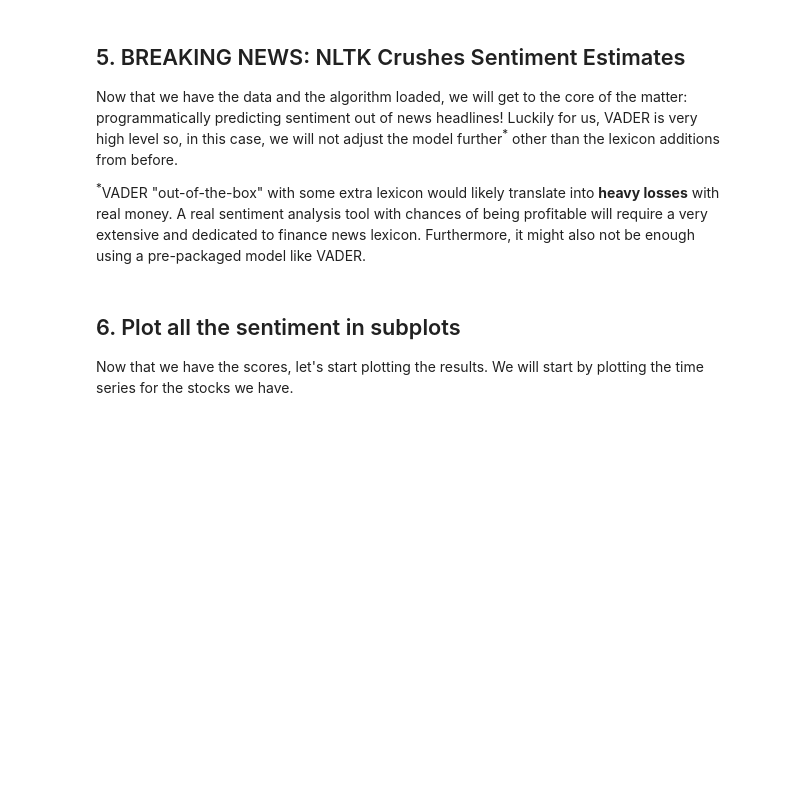
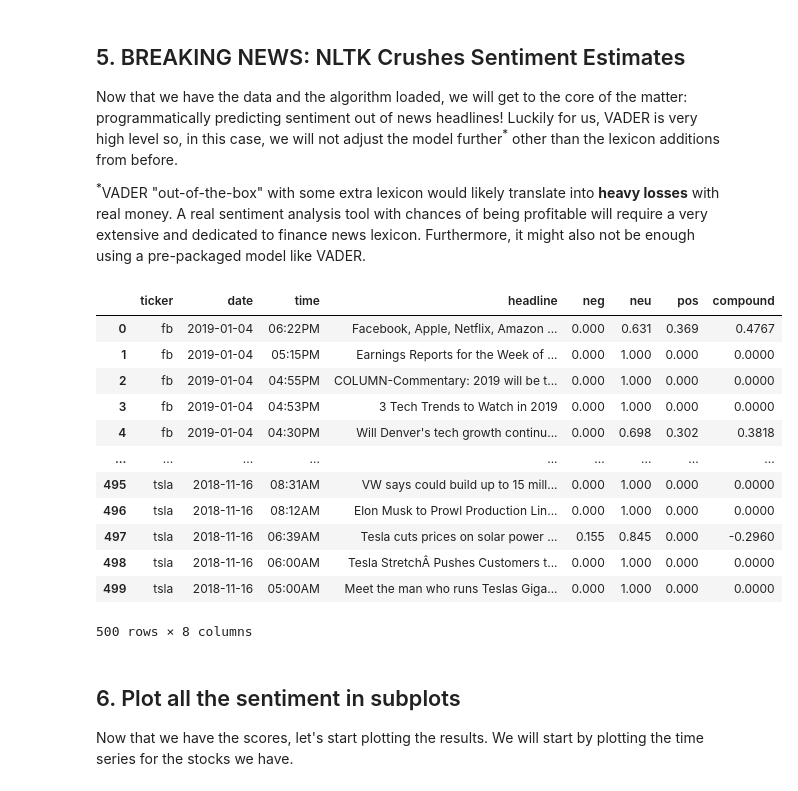
Before and after one commit to LarryEze/Python-R-Projects, a Jupyter notebook: Python/Extract Stock Sentiment from News Headlines/notebook.ipynb, the cells around one changed output. Saved outputs shown, nothing was run; the diff lists cells and outputs as text; code cells hidden in the pictures; blank space fills up the shorter version.

Commit message:
Extract Stock Sentiment from News Headlines

```diff
--- a/Python/Extract Stock Sentiment from News Headlines/notebook.ipynb
+++ b/Python/Extract Stock Sentiment from News Headlines/notebook.ipynb
@@ -123,20 +134,40 @@ vader.lexicon.update(new_words)
 <p><sup>*</sup>VADER "out-of-the-box" with some extra lexicon would likely translate into <strong>heavy losses</strong> with real money. A real sentiment analysis tool with chances of being profitable will require a very extensive and dedicated to finance news lexicon. Furthermore, it might also not be enough using a pre-packaged model like VADER.</p>
 # %%
 import pandas as pd
+
 # Use these column names
 columns = ['ticker', 'date', 'time', 'headline']
+
 # Convert the list of lists into a DataFrame
 scored_news = pd.DataFrame(parsed_news, columns=columns)
 
 # Iterate through the headlines and get the polarity scores
 scores = [vader.polarity_scores(headline) for headline in scored_news.headline]
+
 # Convert the list of dicts into a DataFrame
 scores_df = pd.DataFrame(scores)
 scored_news.columns = columns
+
 # Join the DataFrames
 scored_news = scored_news.join(scores_df)
+
 # Convert the date column from string to a date
-scored_news['date'] = pd.to_datetime(scored_news.date).dt.date
+scored_news['date'] = pd.to_datetime(scored_news['date'])
+scored_news
+# %% [output]
+|  | ticker | date | time | headline | neg | neu | pos | compound |
+| 0 | fb | 2019-01-04 | 06:22PM | Facebook, Apple, Netflix, Amazon ... | 0.000 | 0.631 | 0.369 | 0.4767 |
+| 1 | fb | 2019-01-04 | 05:15PM | Earnings Reports for the Week of ... | 0.000 | 1.000 | 0.000 | 0.0000 |
+| 2 | fb | 2019-01-04 | 04:55PM | COLUMN-Commentary: 2019 will be t... | 0.000 | 1.000 | 0.000 | 0.0000 |
+| 3 | fb | 2019-01-04 | 04:53PM | 3 Tech Trends to Watch in 2019 | 0.000 | 1.000 | 0.000 | 0.0000 |
+| 4 | fb | 2019-01-04 | 04:30PM | Will Denver's tech growth continu... | 0.000 | 0.698 | 0.302 | 0.3818 |
+| ... | ... | ... | ... | ... | ... | ... | ... | ... |
+| 495 | tsla | 2018-11-16 | 08:31AM | VW says could build up to 15 mill... | 0.000 | 1.000 | 0.000 | 0.0000 |
+| 496 | tsla | 2018-11-16 | 08:12AM | Elon Musk to Prowl Production Lin... | 0.000 | 1.000 | 0.000 | 0.0000 |
+| 497 | tsla | 2018-11-16 | 06:39AM | Tesla cuts prices on solar power ... | 0.155 | 0.845 | 0.000 | -0.2960 |
+| 498 | tsla | 2018-11-16 | 06:00AM | Tesla StretchÂ Pushes Customers t... | 0.000 | 1.000 | 0.000 | 0.0000 |
+| 499 | tsla | 2018-11-16 | 05:00AM | Meet the man who runs Teslas Giga... | 0.000 | 1.000 | 0.000 | 0.0000 |
+500 rows × 8 columns
 # %% [markdown]
 ## 6. Plot all the sentiment in subplots
 <p>Now that we have the scores, let's start plotting the results. We will start by plotting the time series for the stocks we have.</p>
```
Also changed, not shown: parts of 7 cells of this notebook.
